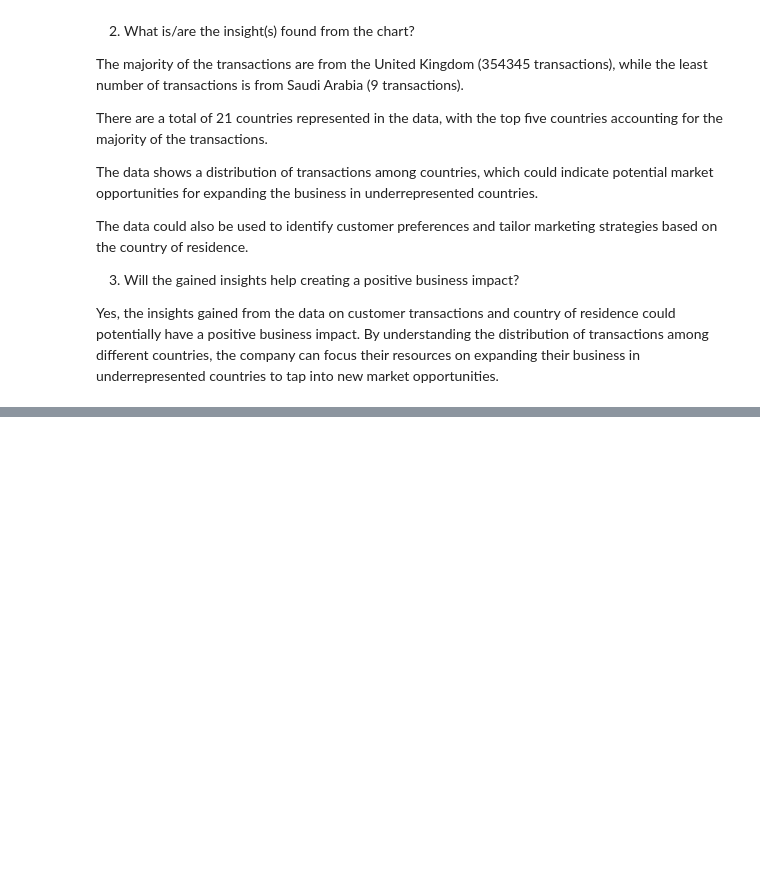
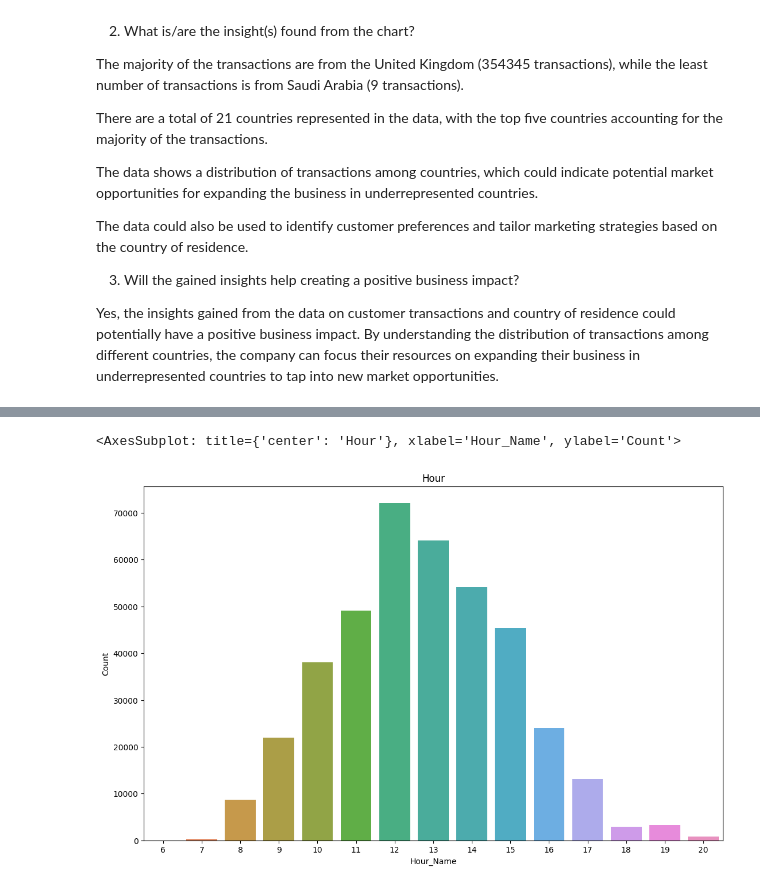
Before and after one commit to tusharraskar/Online-Retail-Customer-Segmentation, a Jupyter notebook: Online Retail Customer Segmentation.ipynb, the cells around one changed output, grey strips where cells are left out. Cells and saved outputs as stored; diff of their text form; code cells hidden in the pictures; blank space fills up the shorter version.

```diff
--- a/Online Retail Customer Segmentation.ipynb
+++ b/Online Retail Customer Segmentation.ipynb
@@ -712,0 +864,6 @@ for country in top_10_countries:
+# %%
+# Sales count in different hours.
+hour_df=df['hour'].value_counts().reset_index()
+hour_df.rename(columns={'index': 'Hour_Name'}, inplace=True)
+hour_df.rename(columns={'hour': 'Count'}, inplace=True)
+hour_df
@@ -712,0 +887,7 @@ for country in top_10_countries:
+# %%
+plt.figure(figsize=(13,8))
+plt.title('Hour')
+sns.barplot(x='Hour_Name',y='Count',data=hour_df)
+# %% [output]
+<AxesSubplot: title={'center': 'Hour'}, xlabel='Hour_Name', ylabel='Count'>
+[figure, added]
```
Also changed, not shown: parts of 23 cells of this notebook.
